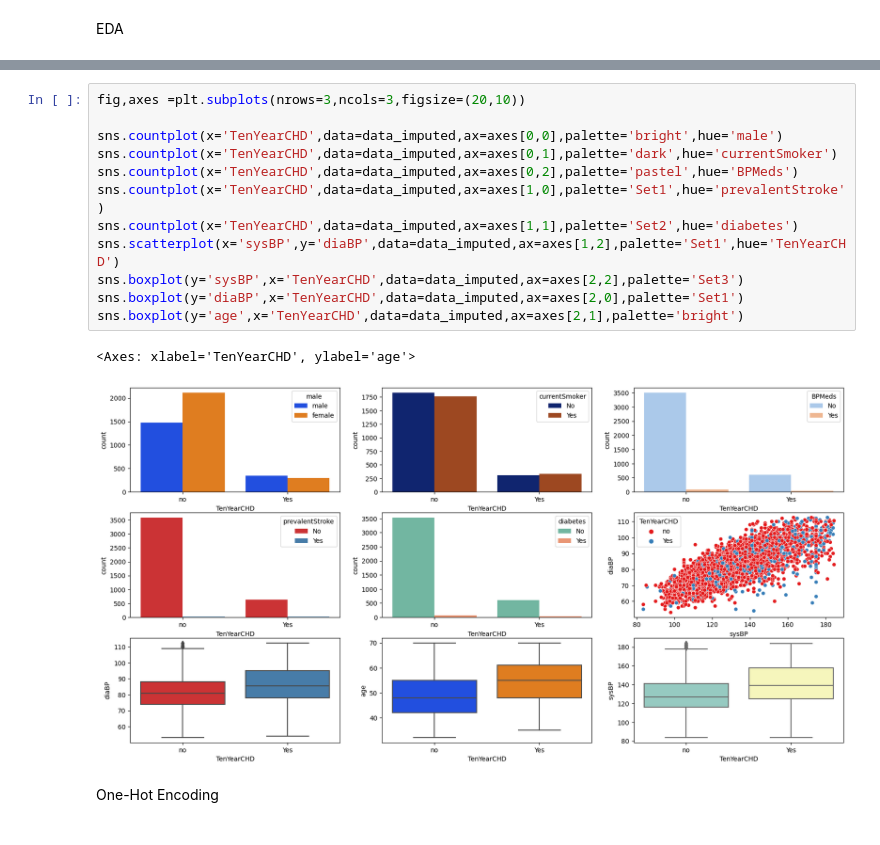
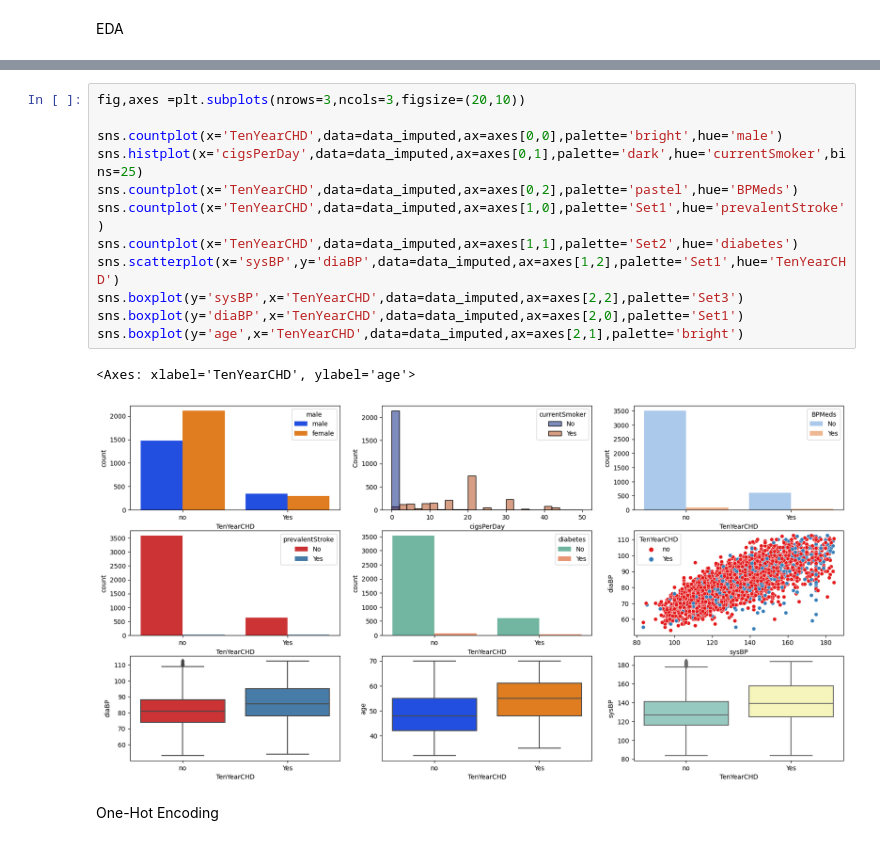
Before and after one commit to sana1410/Python-Projects, a Jupyter notebook: Coronary_heart_risk.ipynb, the cells around one changed output, grey strips where cells are left out. Cells and saved outputs as stored; diff of their text form.

```diff
--- a/Coronary_heart_risk.ipynb
+++ b/Coronary_heart_risk.ipynb
@@ -348,18 +351,18 @@ sns.countplot(x='education',data=data_imputed,ax=axes[2,2],palette='bright',hue=
 # %%
 fig,axes =plt.subplots(nrows=3,ncols=3,figsize=(20,10))
 
 sns.countplot(x='TenYearCHD',data=data_imputed,ax=axes[0,0],palette='bright',hue='male')
-sns.countplot(x='TenYearCHD',data=data_imputed,ax=axes[0,1],palette='dark',hue='currentSmoker')
+sns.histplot(x='cigsPerDay',data=data_imputed,ax=axes[0,1],palette='dark',hue='currentSmoker',bins=25)
 sns.countplot(x='TenYearCHD',data=data_imputed,ax=axes[0,2],palette='pastel',hue='BPMeds')
 sns.countplot(x='TenYearCHD',data=data_imputed,ax=axes[1,0],palette='Set1',hue='prevalentStroke')
 sns.countplot(x='TenYearCHD',data=data_imputed,ax=axes[1,1],palette='Set2',hue='diabetes')
 sns.scatterplot(x='sysBP',y='diaBP',data=data_imputed,ax=axes[1,2],palette='Set1',hue='TenYearCHD')
 sns.boxplot(y='sysBP',x='TenYearCHD',data=data_imputed,ax=axes[2,2],palette='Set3')
 sns.boxplot(y='diaBP',x='TenYearCHD',data=data_imputed,ax=axes[2,0],palette='Set1')
 sns.boxplot(y='age',x='TenYearCHD',data=data_imputed,ax=axes[2,1],palette='bright')
 # %% [output]
 <Axes: xlabel='TenYearCHD', ylabel='age'>
-[figure, old version]
+[figure, new version]
 # %% [markdown]
 One-Hot Encoding
 # %%
```
Also changed, not shown: parts of 32 cells of this notebook.
